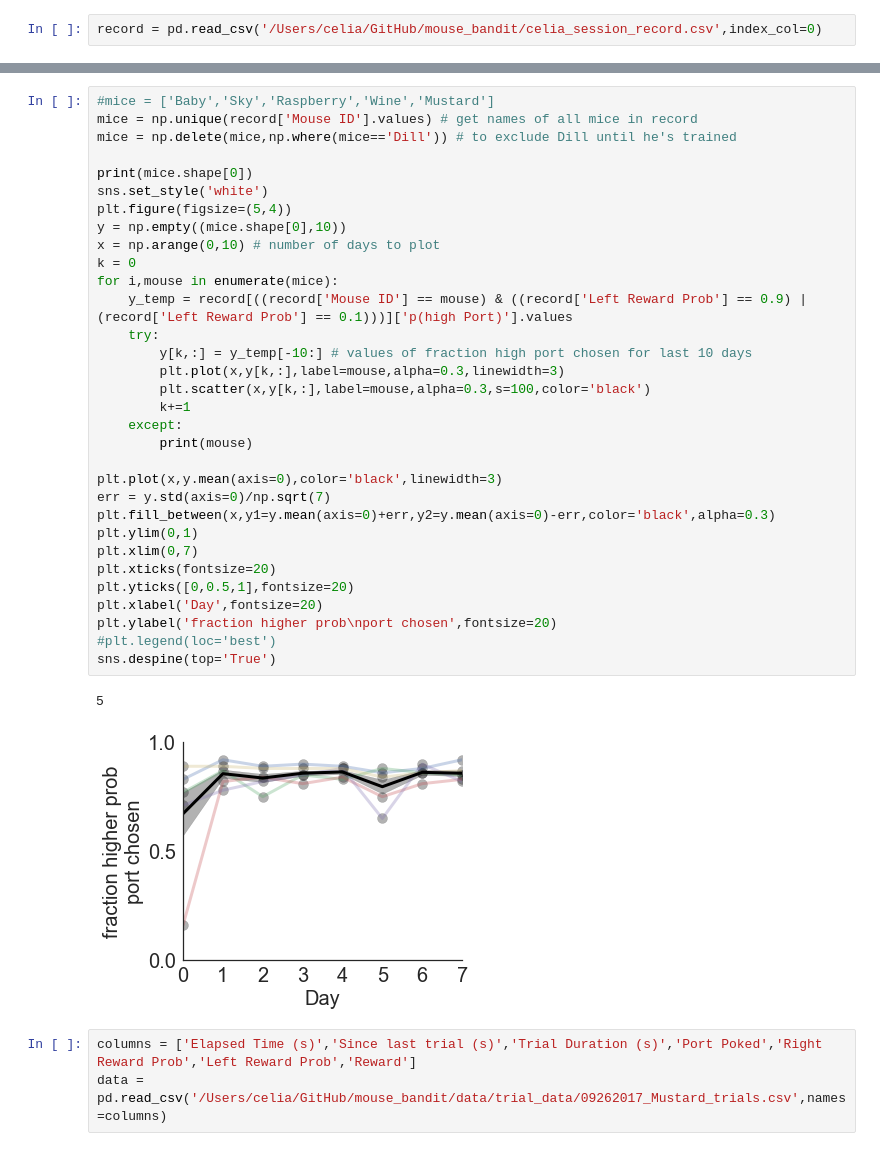
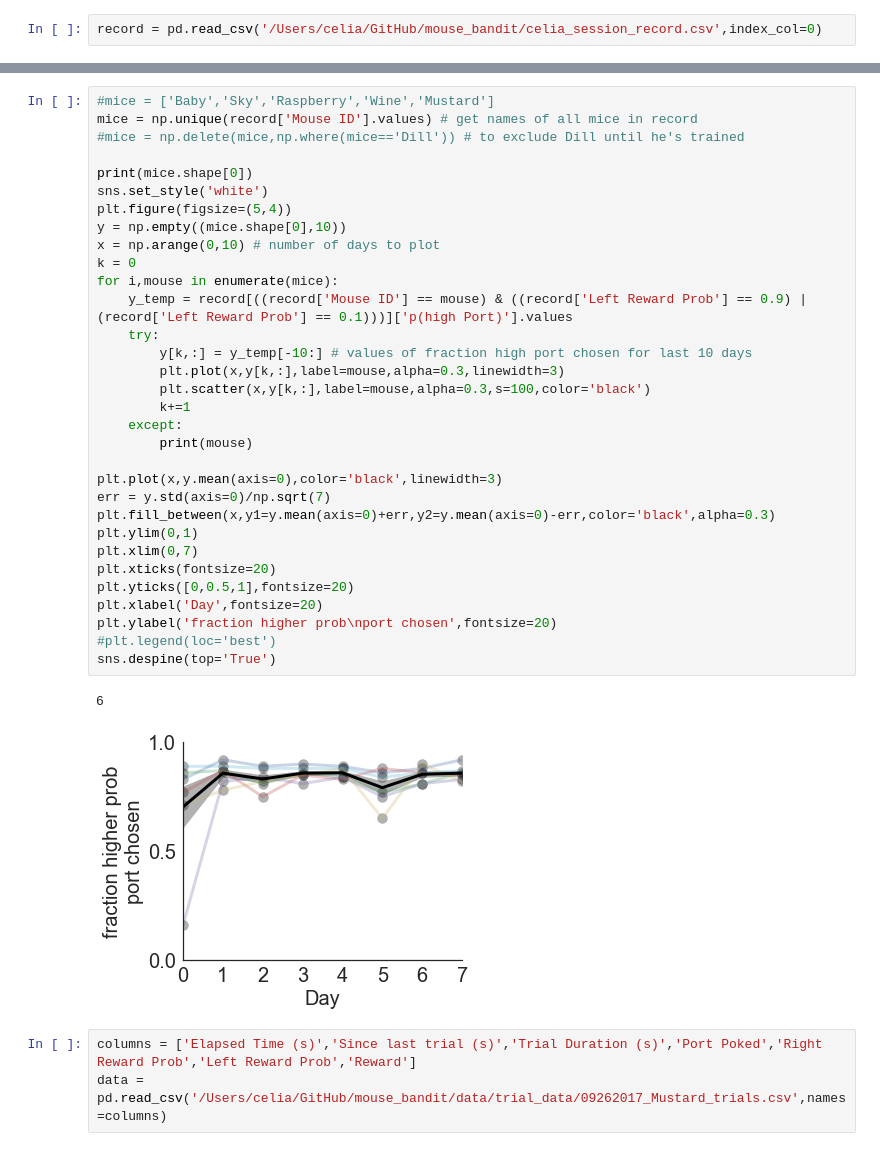
Before and after one commit to celiaberon/mouse_bandit, a Jupyter notebook: jupyter_notebooks/working/Comparing prob conditions.ipynb, the cells around one changed output, grey strips where cells are left out. Saved outputs shown, nothing was run; the diff lists cells and outputs as text.

```diff
--- a/jupyter_notebooks/working/Comparing prob conditions.ipynb
+++ b/jupyter_notebooks/working/Comparing prob conditions.ipynb
@@ -24,38 +30,38 @@ record.shape
 # %%
 #mice = ['Baby','Sky','Raspberry','Wine','Mustard']
 mice = np.unique(record['Mouse ID'].values) # get names of all mice in record
-mice = np.delete(mice,np.where(mice=='Dill')) # to exclude Dill until he's trained
+#mice = np.delete(mice,np.where(mice=='Dill')) # to exclude Dill until he's trained
 
 print(mice.shape[0])
 sns.set_style('white')
 plt.figure(figsize=(5,4))
 y = np.empty((mice.shape[0],10))
 x = np.arange(0,10) # number of days to plot
 k = 0
 for i,mouse in enumerate(mice):
     y_temp = record[((record['Mouse ID'] == mouse) & ((record['Left Reward Prob'] == 0.9) | (record['Left Reward Prob'] == 0.1)))]['p(high Port)'].values
     try:
         y[k,:] = y_temp[-10:] # values of fraction high port chosen for last 10 days
         plt.plot(x,y[k,:],label=mouse,alpha=0.3,linewidth=3)
         plt.scatter(x,y[k,:],label=mouse,alpha=0.3,s=100,color='black')
         k+=1
     except:
         print(mouse)
 
 plt.plot(x,y.mean(axis=0),color='black',linewidth=3)
 err = y.std(axis=0)/np.sqrt(7)
 plt.fill_between(x,y1=y.mean(axis=0)+err,y2=y.mean(axis=0)-err,color='black',alpha=0.3)
 plt.ylim(0,1)
 plt.xlim(0,7)
 plt.xticks(fontsize=20)
 plt.yticks([0,0.5,1],fontsize=20)
 plt.xlabel('Day',fontsize=20)
 plt.ylabel('fraction higher prob\nport chosen',fontsize=20)
 #plt.legend(loc='best')
 sns.despine(top='True')
 # %% [output]
-5
+6
-[figure, old version]
+[figure, new version]
 # %%
 columns = ['Elapsed Time (s)','Since last trial (s)','Trial Duration (s)','Port Poked','Right Reward Prob','Left Reward Prob','Reward']
 data = pd.read_csv('/Users/celia/GitHub/mouse_bandit/data/trial_data/09262017_Mustard_trials.csv',names=columns)
```
Also changed, not shown: parts of 34 cells of this notebook, 4 other files.
